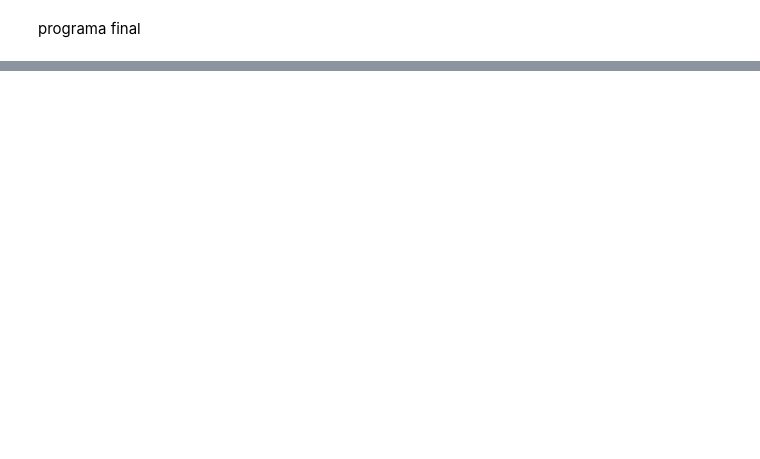
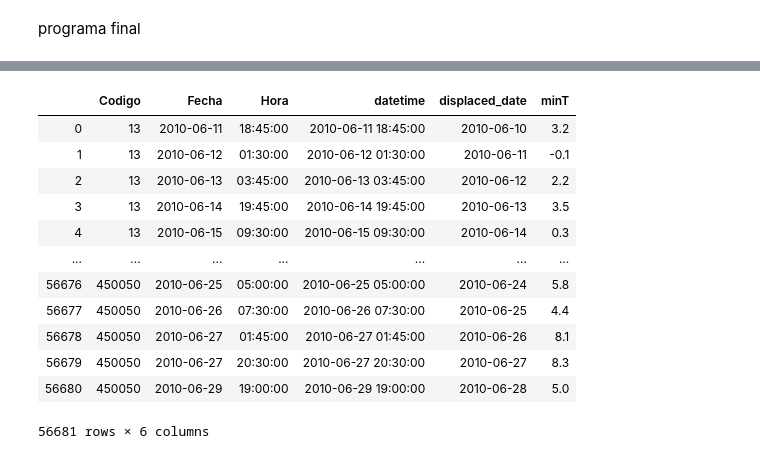
Before and after one commit to frmunozz/AGRIMED, a Jupyter notebook: notebooks/minimumTemperature.ipynb, the cells around one changed output, grey strips where cells are left out. Saved outputs shown, nothing was run; the diff lists cells and outputs as text; code cells hidden in the pictures; blank space fills up the shorter version.

```diff
--- a/notebooks/minimumTemperature.ipynb
+++ b/notebooks/minimumTemperature.ipynb
@@ -299,0 +315,10 @@ rqueue = run(data, ranges)
+# %%
+# necesito testear esto
+rqueue = run(data, ranges)
+dicts = defaultdict(list)
+nres = rqueue.qsize()
+while nres > 0:
+    dicti = rqueue.get()
+    nres -= 1
+    for k, v in dicti.items():
+        dicts[k].extend(v)
@@ -299,0 +343,16 @@ rqueue = run(data, ranges)
+# %%
+pd.DataFrame(dicts)
+# %% [output]
+|  | Codigo | Fecha | Hora | datetime | displaced_date | minT |
+| 0 | 13 | 2010-06-11 | 18:45:00 | 2010-06-11 18:45:00 | 2010-06-10 | 3.2 |
+| 1 | 13 | 2010-06-12 | 01:30:00 | 2010-06-12 01:30:00 | 2010-06-11 | -0.1 |
+| 2 | 13 | 2010-06-13 | 03:45:00 | 2010-06-13 03:45:00 | 2010-06-12 | 2.2 |
+| 3 | 13 | 2010-06-14 | 19:45:00 | 2010-06-14 19:45:00 | 2010-06-13 | 3.5 |
+| 4 | 13 | 2010-06-15 | 09:30:00 | 2010-06-15 09:30:00 | 2010-06-14 | 0.3 |
+| ... | ... | ... | ... | ... | ... | ... |
+| 56676 | 450050 | 2010-06-25 | 05:00:00 | 2010-06-25 05:00:00 | 2010-06-24 | 5.8 |
+| 56677 | 450050 | 2010-06-26 | 07:30:00 | 2010-06-26 07:30:00 | 2010-06-25 | 4.4 |
+| 56678 | 450050 | 2010-06-27 | 01:45:00 | 2010-06-27 01:45:00 | 2010-06-26 | 8.1 |
+| 56679 | 450050 | 2010-06-27 | 20:30:00 | 2010-06-27 20:30:00 | 2010-06-27 | 8.3 |
+| 56680 | 450050 | 2010-06-29 | 19:00:00 | 2010-06-29 19:00:00 | 2010-06-28 | 5.0 |
+56681 rows × 6 columns
```
Also changed, not shown: parts of 16 cells of this notebook, 1 other file.
